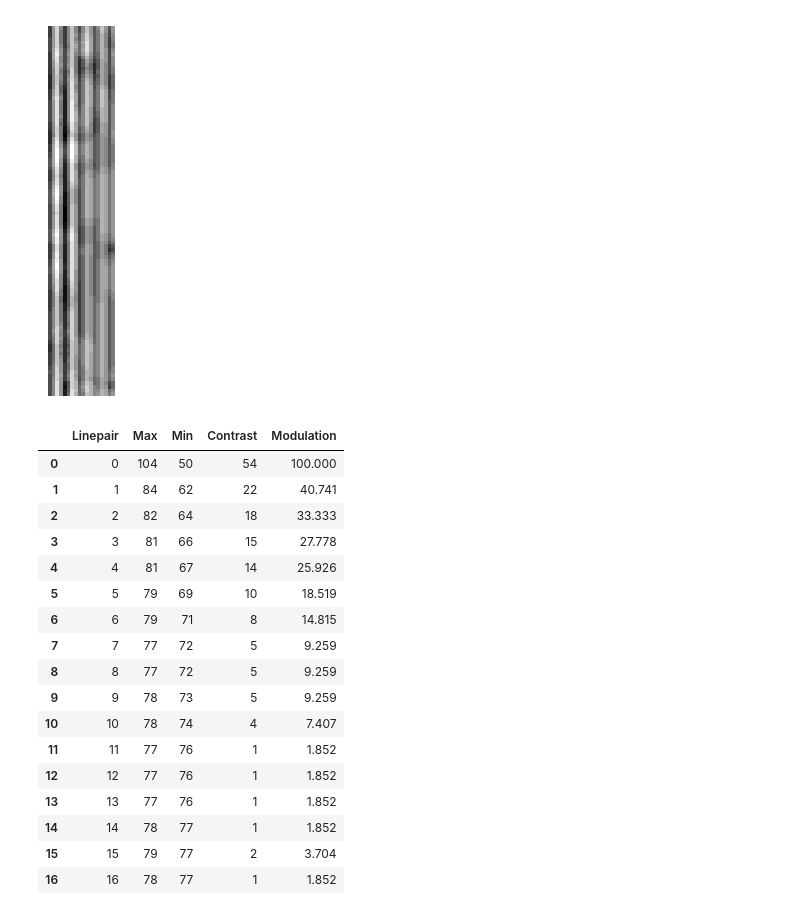
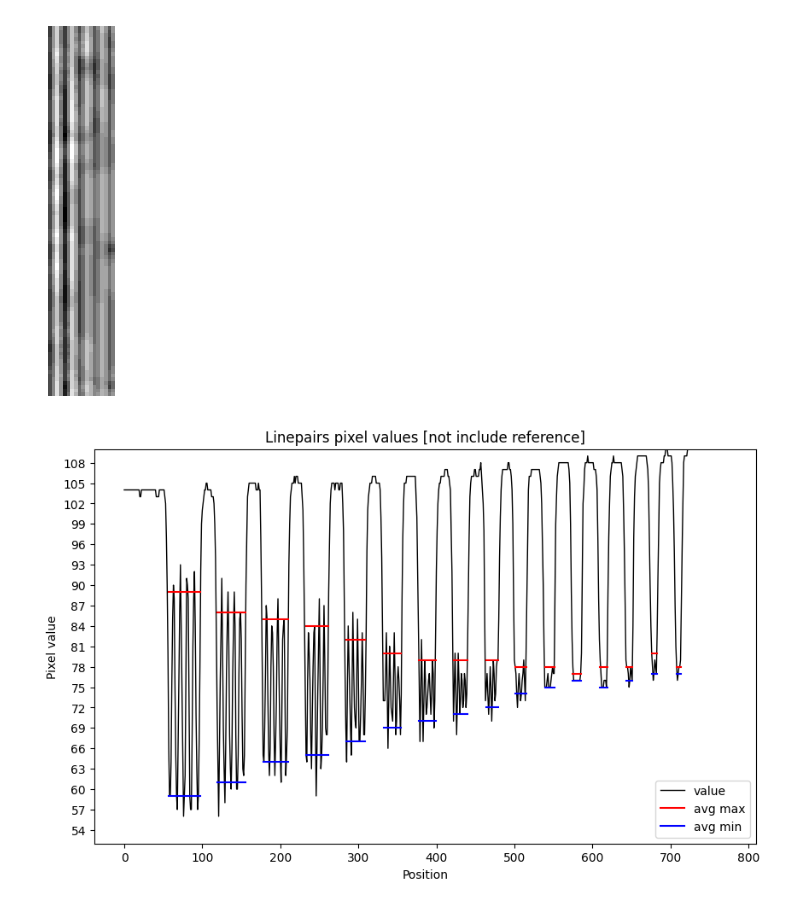
Before and after one commit to NickyAlan/DR-Light-beam-test, a Jupyter notebook: mtf.ipynb, the cells around one changed output. Saved outputs shown, nothing was run; the diff lists cells and outputs as text; code cells hidden in the pictures.

```diff
--- a/mtf.ipynb
+++ b/mtf.ipynb
@@ -249,22 +250,14 @@ for idx, (s1, s2) in enumerate(pairs, start=1) :
-# %%
-res = pd.DataFrame(res)
-res
-# %% [output]
-|  | Linepair | Max | Min | Contrast | Modulation |
-| 0 | 0 | 104 | 50 | 54 | 100.000 |
-| 1 | 1 | 84 | 62 | 22 | 40.741 |
-| 2 | 2 | 82 | 64 | 18 | 33.333 |
-| 3 | 3 | 81 | 66 | 15 | 27.778 |
-| 4 | 4 | 81 | 67 | 14 | 25.926 |
-| 5 | 5 | 79 | 69 | 10 | 18.519 |
-| 6 | 6 | 79 | 71 | 8 | 14.815 |
-| 7 | 7 | 77 | 72 | 5 | 9.259 |
-| 8 | 8 | 77 | 72 | 5 | 9.259 |
-| 9 | 9 | 78 | 73 | 5 | 9.259 |
-| 10 | 10 | 78 | 74 | 4 | 7.407 |
-| 11 | 11 | 77 | 76 | 1 | 1.852 |
-| 12 | 12 | 77 | 76 | 1 | 1.852 |
-| 13 | 13 | 77 | 76 | 1 | 1.852 |
-| 14 | 14 | 78 | 77 | 1 | 1.852 |
-| 15 | 15 | 79 | 77 | 2 | 3.704 |
-| 16 | 16 | 78 | 77 | 1 | 1.852 |
+# %%
+plt.figure(figsize=(10, 6))
+plt.plot(np.mean(focus, axis=0, dtype=np.int32), color="black", linewidth=1)
+for (s1, s2), (_, max_v, min_v, _, _) in zip(pairs, res.values[1:]) :
+    plt.plot([s1, s2], [max_v, max_v], color="red")
+    plt.plot([s1, s2], [min_v, min_v], color="blue")
+plt.yticks(np.arange(black, white+int(white*.1), 3));
+plt.ylim(black+int(black*.1), white+int(white*.1))
+plt.legend(["value", "avg max", "avg min"])
+plt.title("Linepairs pixel values [not include reference]")
+plt.ylabel("Pixel value")
+plt.xlabel("Position");
+# %% [output]
+[figure, added]
```
Also changed, not shown: parts of 3 cells of this notebook.
